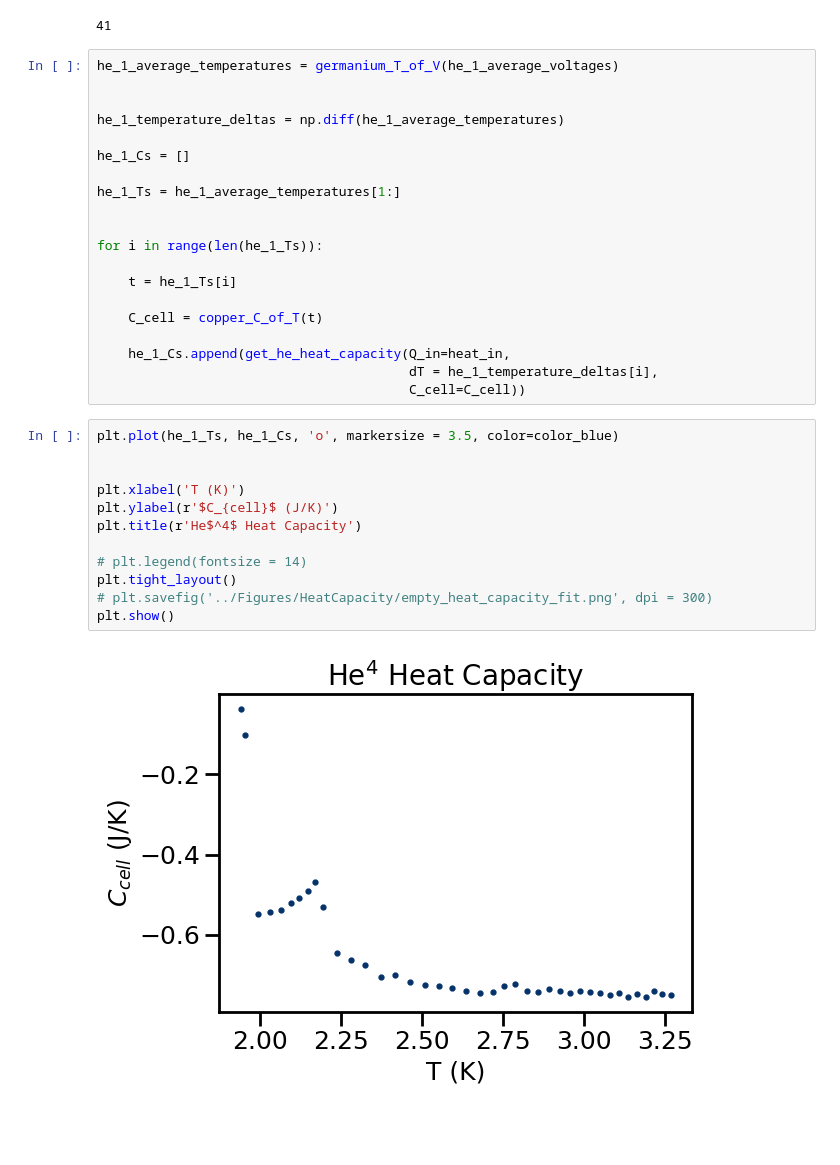
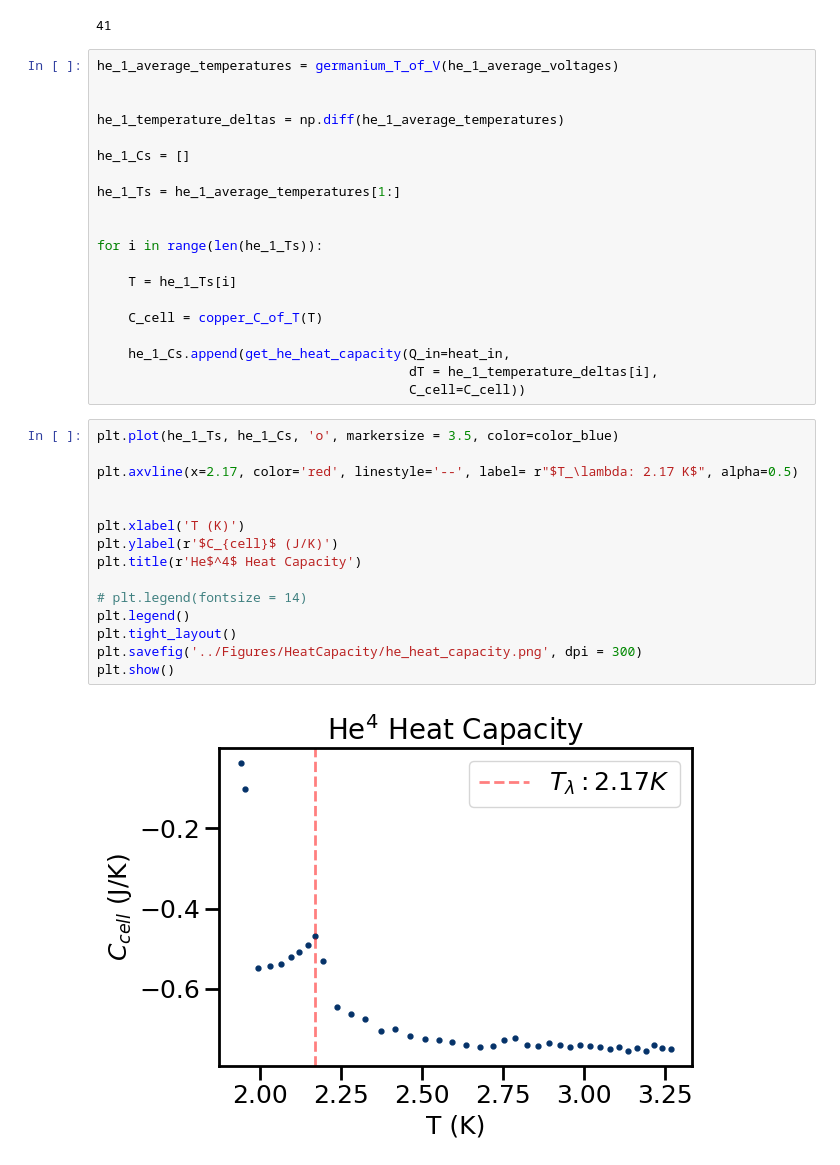
Before and after one commit to jorgegponce/superfluidhelium, a Jupyter notebook: Code/heatCapacity.ipynb, the cells around one changed output. Drawn from its saved outputs; the diff is of its cells as text; blank space fills up the shorter version.

```diff
--- a/Code/heatCapacity.ipynb
+++ b/Code/heatCapacity.ipynb
@@ -1045,24 +1045,27 @@ he_1_Ts = he_1_average_temperatures[1:]
 
 for i in range(len(he_1_Ts)):
 
-    t = he_1_Ts[i]
+    T = he_1_Ts[i]
 
-    C_cell = copper_C_of_T(t)
+    C_cell = copper_C_of_T(T)
 
     he_1_Cs.append(get_he_heat_capacity(Q_in=heat_in,
                                         dT = he_1_temperature_deltas[i],
                                         C_cell=C_cell))
 # %%
 plt.plot(he_1_Ts, he_1_Cs, 'o', markersize = 3.5, color=color_blue)
+
+plt.axvline(x=2.17, color='red', linestyle='--', label= r"$T_\lambda: 2.17 K$", alpha=0.5)
 
 
 plt.xlabel('T (K)')
 plt.ylabel(r'$C_{cell}$ (J/K)')
 plt.title(r'He$^4$ Heat Capacity')
 
 # plt.legend(fontsize = 14)
+plt.legend()
 plt.tight_layout()
-# plt.savefig('../Figures/HeatCapacity/empty_heat_capacity_fit.png', dpi = 300)
+plt.savefig('../Figures/HeatCapacity/he_heat_capacity.png', dpi = 300)
 plt.show()
 # %% [output]
-[figure, old version]
+[figure, new version]
```
Also changed, not shown: parts of 1 cell of this notebook, 54 other files.
